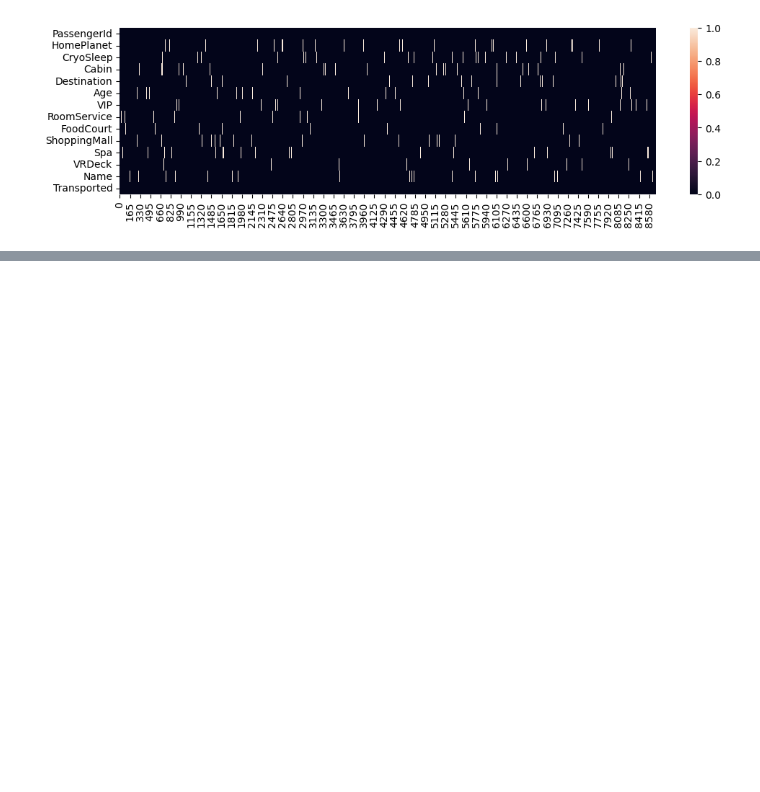
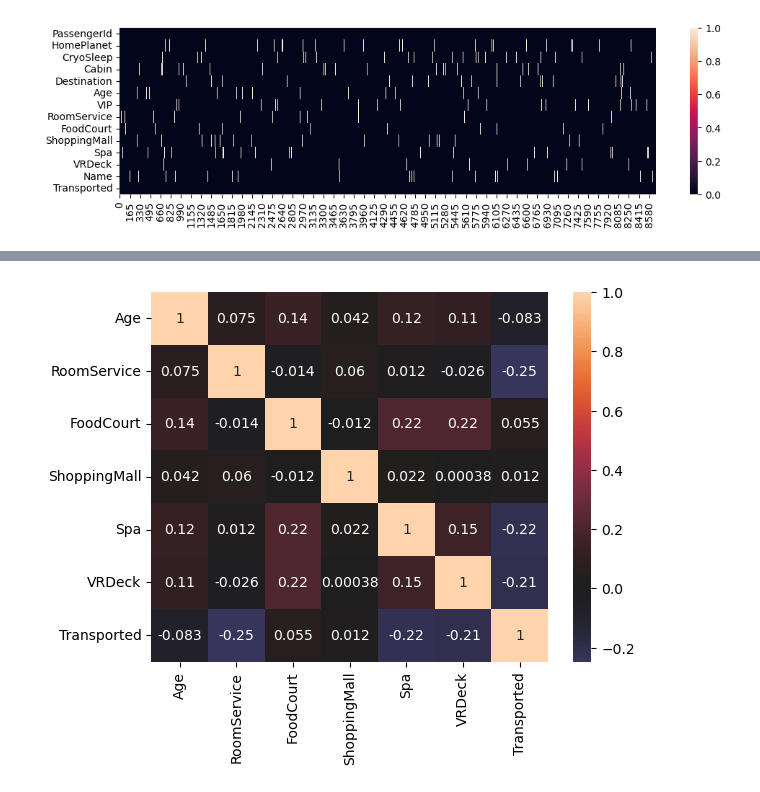
Before and after one commit to Alejolamilla/Spaceship-Titanic, a Jupyter notebook: spaceship_titanic.ipynb, the cells around one changed output, grey strips where cells are left out. Drawn from its saved outputs; the diff is of its cells as text; code cells hidden in the pictures; blank space fills up the shorter version.

```diff
--- a/spaceship_titanic.ipynb
+++ b/spaceship_titanic.ipynb
@@ -124,0 +112,4 @@ plt.show()
+# %%
+# Creating a new variable without null values
+passengers = df.dropna()
+passengers.isnull().sum()
@@ -124,0 +132,6 @@ plt.show()
+# %%
+corr = passengers.corr()
+sns.heatmap(data= corr, center=0, annot=True)
+plt.show()
+# %% [output]
+[figure, added]
```
Also changed, not shown: parts of 6 cells of this notebook.
